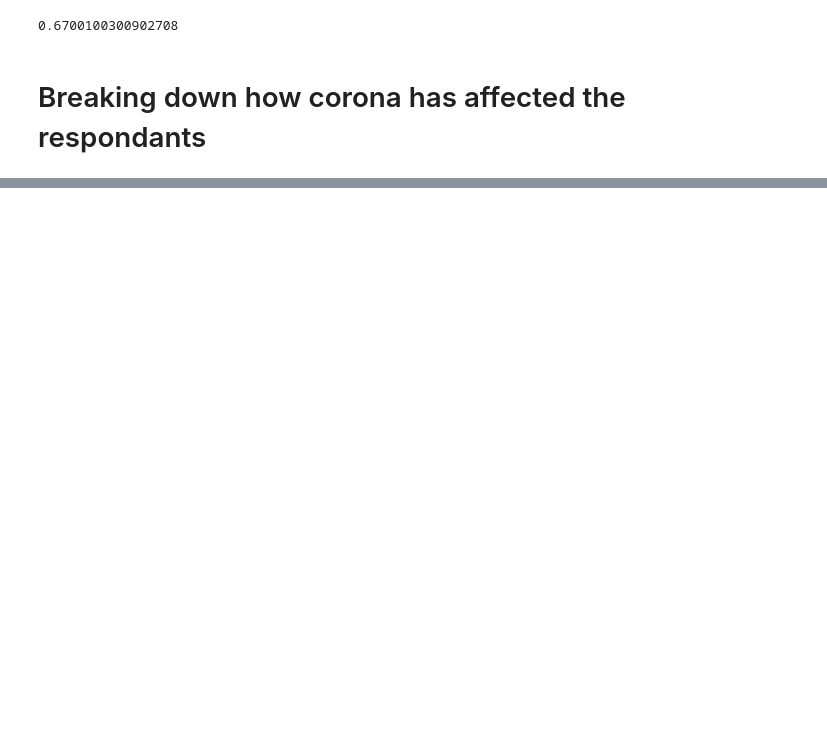
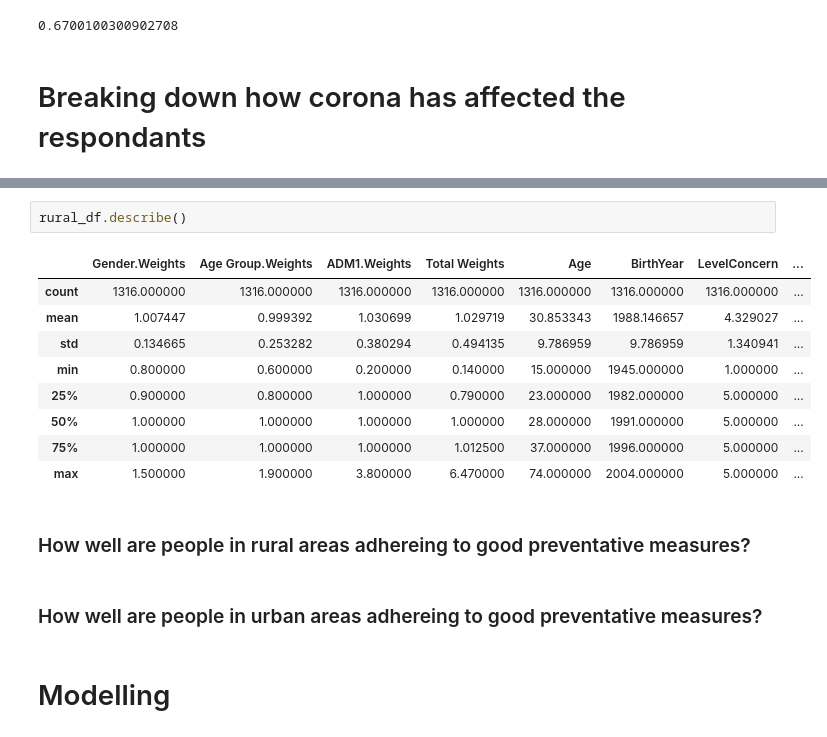
Before and after one commit to kylermintah/COVID-19-Africa, a Jupyter notebook: EDA.ipynb, the cells around one changed output, grey strips where cells are left out. Drawn from its saved outputs; the diff is of its cells as text; blank space fills up the shorter version.

```diff
--- a/EDA.ipynb
+++ b/EDA.ipynb
@@ -455,0 +527,18 @@ plt.show()
+# %%
+rural_df.describe()
+# %% [output]
+|  | Gender.Weights | Age Group.Weights | ADM1.Weights | Total Weights | Age | BirthYear | LevelConcern | ... |
+| count | 1316.000000 | 1316.000000 | 1316.000000 | 1316.000000 | 1316.000000 | 1316.000000 | 1316.000000 | ... |
+| mean | 1.007447 | 0.999392 | 1.030699 | 1.029719 | 30.853343 | 1988.146657 | 4.329027 | ... |
+| std | 0.134665 | 0.253282 | 0.380294 | 0.494135 | 9.786959 | 9.786959 | 1.340941 | ... |
+| min | 0.800000 | 0.600000 | 0.200000 | 0.140000 | 15.000000 | 1945.000000 | 1.000000 | ... |
+| 25% | 0.900000 | 0.800000 | 1.000000 | 0.790000 | 23.000000 | 1982.000000 | 5.000000 | ... |
+| 50% | 1.000000 | 1.000000 | 1.000000 | 1.000000 | 28.000000 | 1991.000000 | 5.000000 | ... |
+| 75% | 1.000000 | 1.000000 | 1.000000 | 1.012500 | 37.000000 | 1996.000000 | 5.000000 | ... |
+| max | 1.500000 | 1.900000 | 3.800000 | 6.470000 | 74.000000 | 2004.000000 | 5.000000 | ... |
+# %% [markdown]
+### How well are people in rural areas adhereing to good preventative measures?
+# %% [markdown]
+### How well are people in urban areas adhereing to good preventative measures?
+# %% [markdown]
+# Modelling
```
Also changed, not shown: parts of 24 cells of this notebook.
